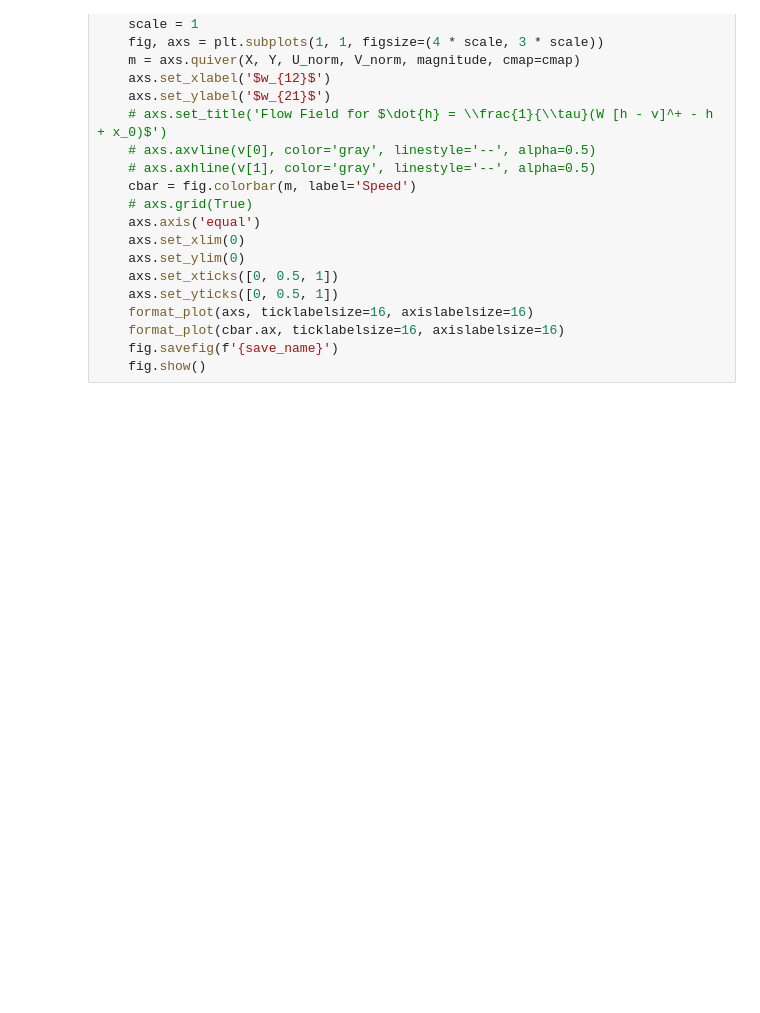
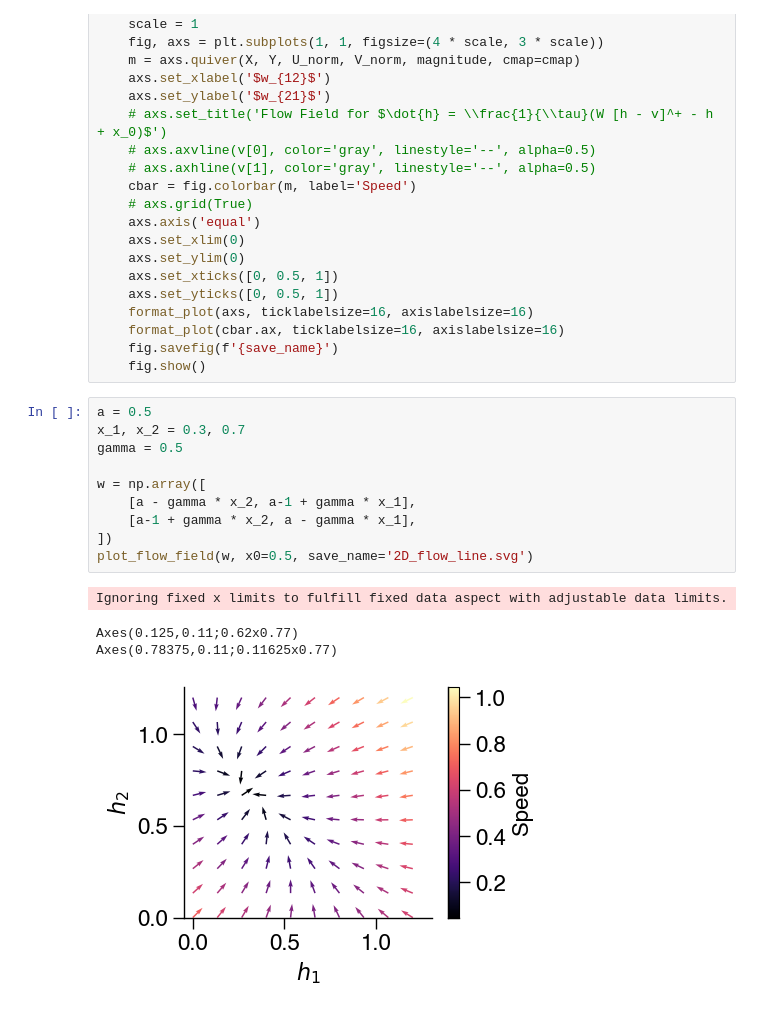
Before and after one commit to davidgbe/automated_plasticity_discovery, a Jupyter notebook: 2d_system_analysis.ipynb, the cells around one changed output. Cells and saved outputs as stored; diff of their text form; blank space fills up the shorter version.

```diff
--- a/2d_system_analysis.ipynb
+++ b/2d_system_analysis.ipynb
@@ -351,3 +354,18 @@ def plot_flow_field_homeo(a, save_name='2D_flow_field'):
     format_plot(cbar.ax, ticklabelsize=16, axislabelsize=16)
     fig.savefig(f'{save_name}')
     fig.show()
+# %%
+a = 0.5
+x_1, x_2 = 0.3, 0.7
+gamma = 0.5
+
+w = np.array([
+    [a - gamma * x_2, a-1 + gamma * x_1],
+    [a-1 + gamma * x_2, a - gamma * x_1],
+])
+plot_flow_field(w, x0=0.5, save_name='2D_flow_line.svg')
+# %% [output]
+Ignoring fixed x limits to fulfill fixed data aspect with adjustable data limits.
+Axes(0.125,0.11;0.62x0.77)
+Axes(0.78375,0.11;0.11625x0.77)
+[figure, added]
```
Also changed, not shown: parts of 2 cells of this notebook, 8 other files.
